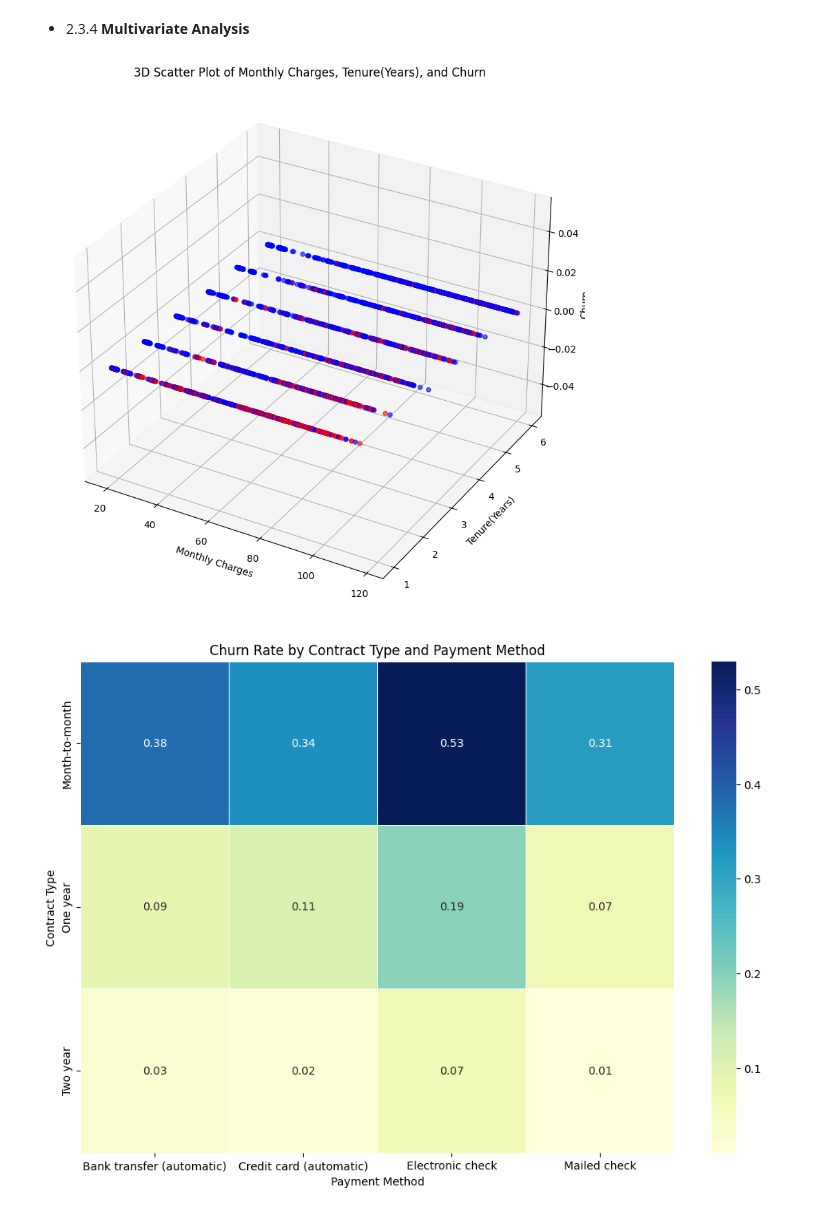
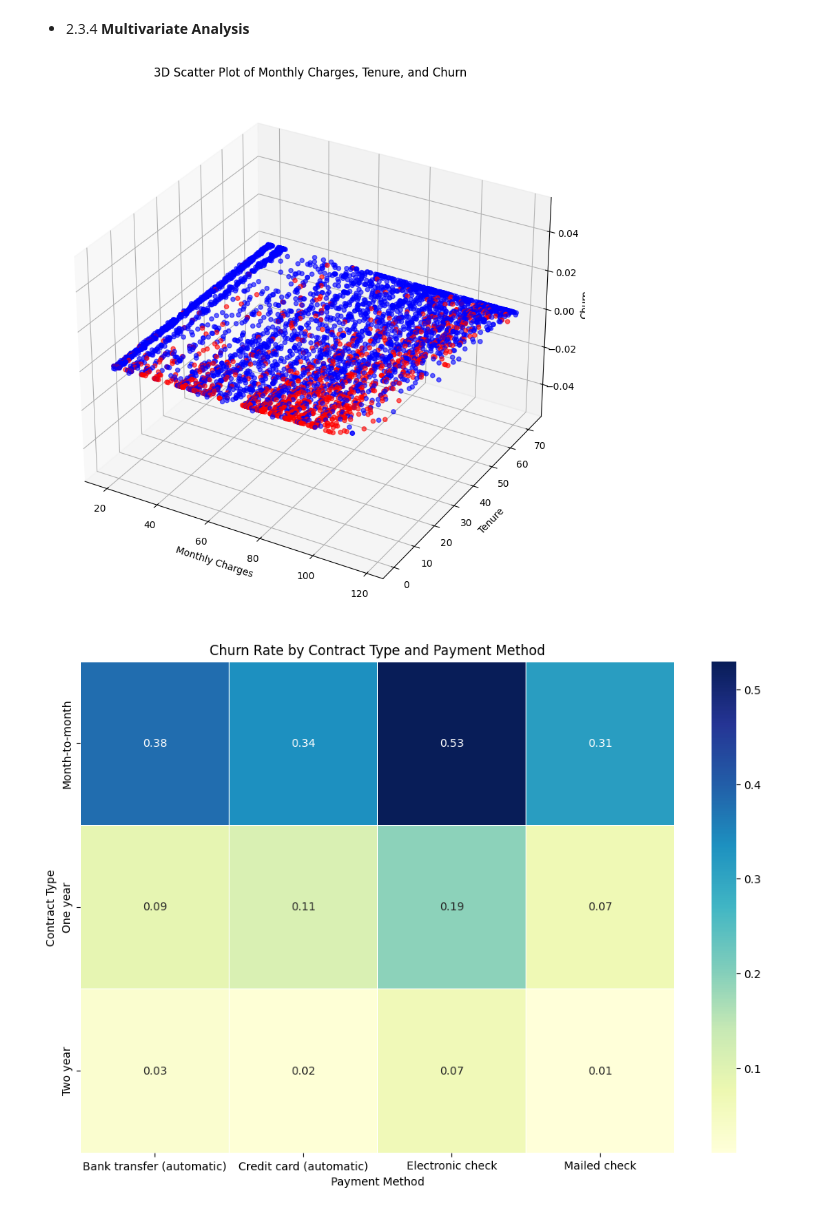
Before and after one commit to BamBamOguns/Customer-Churn-Prediction-Vodafone-Corporation-, a Jupyter notebook: notebooks/main.ipynb, the cells around one changed output. Drawn from its saved outputs; the diff is of its cells as text; code cells hidden in the pictures.

```diff
--- a/notebooks/main.ipynb
+++ b/notebooks/main.ipynb
@@ -770,29 +734,29 @@ plt.show()
 # %% [markdown]
 - 2.3.4 **Multivariate Analysis**
 # %%
-# Plotting the relationship between Monthly Charges, Tenure(Years), and Churn
+# Plotting the relationship between Monthly Charges, Tenure, and Churn
 fig = plt.figure(figsize = (10, 10))
 ax = fig.add_subplot(111, projection = '3d')
 
 # Define colors for churn status
 colors = {'Yes': 'red', 'No': 'blue'}
 
 # Scatter plot
 ax.scatter(
     voda_merged['MonthlyCharges'],
-    voda_merged['Tenure(Years)'],
+    voda_merged['Tenure'],
     c=voda_merged['Churn'].apply(lambda x: colors[x]),
     alpha=0.6
 )
 
 ax.set_xlabel('Monthly Charges')
-ax.set_ylabel('Tenure(Years)')
+ax.set_ylabel('Tenure')
 ax.set_zlabel('Churn')
-ax.set_title('3D Scatter Plot of Monthly Charges, Tenure(Years), and Churn')
+ax.set_title('3D Scatter Plot of Monthly Charges, Tenure, and Churn')
 
 plt.show()
 # %% [output]
-[figure, old version]
+[figure, new version]
 # %%
 # Relationship between Contract Type, Payment Method, and Churn (Yes)
 ## Create a pivot table to calculate churn rate
```
Also changed, not shown: parts of 7 cells of this notebook.
